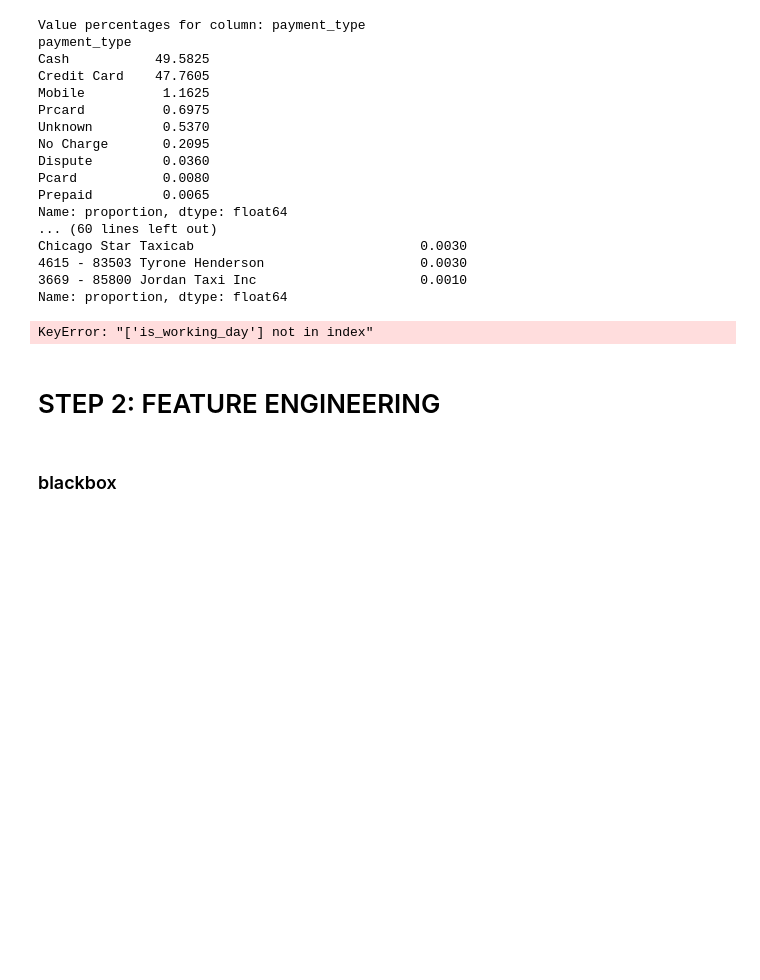
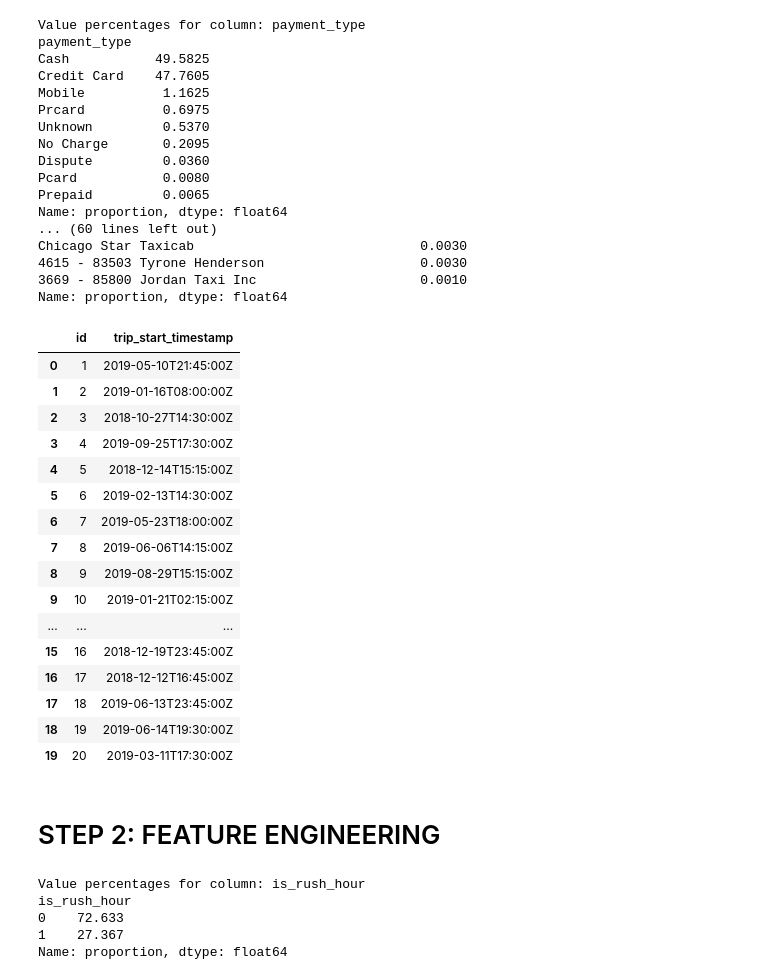
Before and after one commit to TrungNguyen1409/tum-analytics-cup-2020, a Jupyter notebook: template/xgboost.ipynb, the cells around one changed output. Cells and saved outputs as stored; diff of their text form; code cells hidden in the pictures; blank space fills up the shorter version.

```diff
--- a/template/xgboost.ipynb
+++ b/template/xgboost.ipynb
@@ -103,11 +94,27 @@ Chicago Star Taxicab                             0.0030
 3669 - 85800 Jordan Taxi Inc                     0.0010
 Name: proportion, dtype: float64
 # %%
-columns_to_display = ['id', 'is_working_day', 'trip_start_timestamp']
+columns_to_display = ['id', 'trip_start_timestamp']
 
 train[columns_to_display].head(20)
 # %% [output]
-KeyError: "['is_working_day'] not in index"
+|  | id | trip_start_timestamp |
+| 0 | 1 | 2019-05-10T21:45:00Z |
+| 1 | 2 | 2019-01-16T08:00:00Z |
+| 2 | 3 | 2018-10-27T14:30:00Z |
+| 3 | 4 | 2019-09-25T17:30:00Z |
+| 4 | 5 | 2018-12-14T15:15:00Z |
+| 5 | 6 | 2019-02-13T14:30:00Z |
+| 6 | 7 | 2019-05-23T18:00:00Z |
+| 7 | 8 | 2019-06-06T14:15:00Z |
+| 8 | 9 | 2019-08-29T15:15:00Z |
+| 9 | 10 | 2019-01-21T02:15:00Z |
+| ... | ... | ... |
+| 15 | 16 | 2018-12-19T23:45:00Z |
+| 16 | 17 | 2018-12-12T16:45:00Z |
+| 17 | 18 | 2019-06-13T23:45:00Z |
+| 18 | 19 | 2019-06-14T19:30:00Z |
+| 19 | 20 | 2019-03-11T17:30:00Z |
 # %% [markdown]
 # STEP 2: FEATURE ENGINEERING
 # %%
@@ -165,5 +170,18 @@ for col in [
 
     # Fill missing values in the column with the mode of the corresponding taxi_id group
     train[col] = train[col].fillna(mode_by_taxi_id)
-# %% [markdown]
-### blackbox
+# %%
+columns_to_check = ['is_rush_hour']  # Replace with your column names
+
+for col in columns_to_check:
+    if col in train.columns:
+        print(f"Value percentages for column: {col}")
+        value_counts = train[col].value_counts(normalize=True) * 100
+        print(value_counts)
+        print("\n")
+# %% [output]
+Value percentages for column: is_rush_hour
+is_rush_hour
+0    72.633
+1    27.367
+Name: proportion, dtype: float64
```
Also changed, not shown: parts of 12 cells of this notebook, 3 other files.
